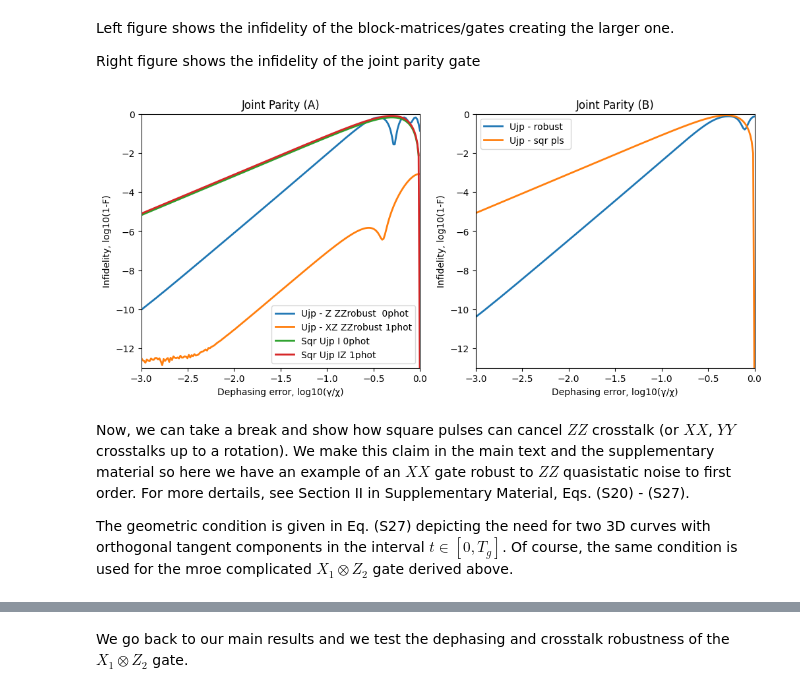
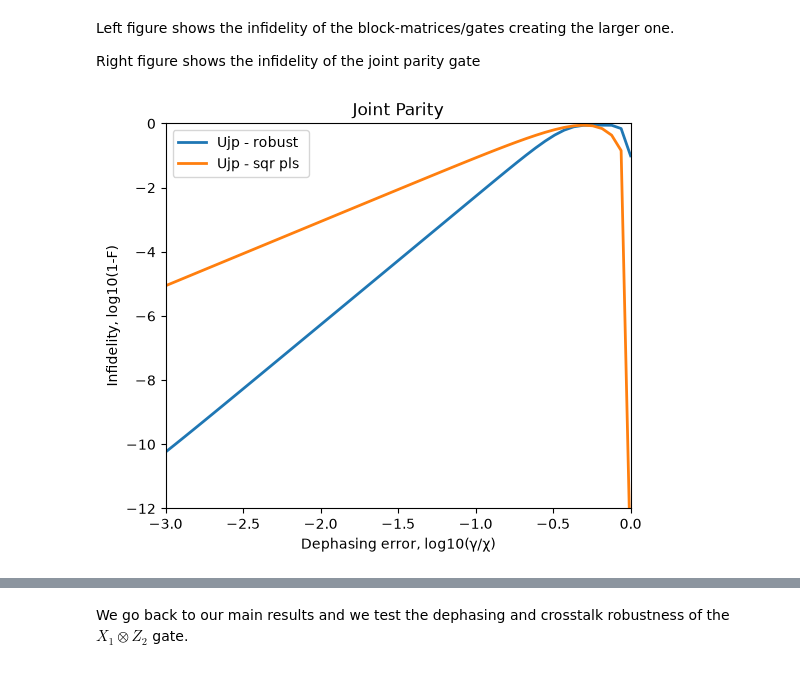
Before and after one commit to Filippos-Dakis/Dual-rail-Erasure-Qubits, a Jupyter notebook: Paper_results_and_figures.ipynb, the cells around one changed output, grey strips where cells are left out. Drawn from its saved outputs; the diff is of its cells as text; code cells hidden in the pictures.

Commit message:
updated the hamiltonians and all the plots

```diff
--- a/Paper_results_and_figures.ipynb
+++ b/Paper_results_and_figures.ipynb
@@ -266,9 +287,12 @@ Now, let's put everything together and see how the joint parity gate (with ideal
 from scipy.linalg import block_diag
 
 # Joint parity target: 1j*I on |00> and |11> sectors, X_cav*Z_t on code space
-u_jp_target = block_diag(1j*I.full(), (X0*Z1).full(), -1j*I.full())   # 8x8 numpy array
+u_jp_target_a = block_diag(-1j*I.full(), (X_cav*Sz)[2:6, 2:6], 1j*I.full())   # 8x8 numpy array
 
-fid_Ujp_noise_free = tools.calculate_gate_fidelity(U_sim_1.full(), u_jp_target)
+u_jp_target_b = block_diag(-I.full(), (X_cav*Sz)[2:6, 2:6], I.full())         # 8x8 numpy array
+
+
+fid_Ujp_noise_free = tools.calculate_gate_fidelity(U_sim_1.full(), u_jp_target_a)
 print(" ----------------- Infidelity of Joint Parity ----------------\n")
 print("             ", 1 - fid_Ujp_noise_free, "\n")
 print(" ---------------------------------------------")
@@ -359,18 +318,21 @@ z_g = np.zeros_like(omega_x)                                                # no
 # normalized parameters
 x_tr = omega_tr * np.cos(phi_tr) * chi                                      # normalized control along X-axis   See Fig. 3 (b)
 y_tr = omega_tr * np.sin(phi_tr) * chi                                      # normalized control along Y-axis   See Fig. 3 (b)
-z_tr = delta_tr * chi                                                       # normalized control along Z-axis   See Fig. 3 (b)
+z_tr = -delta_tr * chi                                                       # normalized control along Z-axis   See Fig. 3 (b)
 
-time_g_tr      = np.linspace(0, 1/chi, N_points)                            # time vector for X_1 Z_2 gate
+time_g_tr      = np.linspace(0, 1/np.abs(chi), N_points)                            # time vector for X_1 Z_2 gate
 
-H_g_tr = [[X0/2, x_g ], [Y0/2, y_g ], [Z0/2, z_g ],
-          [X1/2, x_tr], [Y1/2, y_tr], [Z1/2, z_tr], [Z0*Z1/2, 0.0]]         # Hamiltonian.  See Eq.(S32) in "Dynamical error reshaping for dual-rail erasure qubits"
+H_g_tr = [[(a.dag()*b + a*b.dag())/2,    x_g ],
+          [(n_a-n_b)*Sz/2,           -chi/2*0],
+          [Sx/2,                         x_tr],
+          [Sy/2,                         y_tr],
+          [Sz/2,                         z_tr]]         # Hamiltonian.  See Eq.(S32) in "Dynamical error reshaping for dual-rail erasure qubits"
 
 H_g_tr = qt.QobjEvo(H_g_tr, tlist = time_g_tr)
 
 result_g_tr = qt.propagator(H_g_tr, t = time_g_tr, args=None, options={'max_step': 0.5/N_points,'atol': 1e-14,'rtol': 1e-14})       # simulator
 
-fid_g_tr = tools.calculate_gate_fidelity(result_g_tr[-1], X0*Z1)                  # two-qubit gate fidelity
+fid_g_tr = tools.calculate_gate_fidelity(qt.Qobj(result_g_tr[-1][2:6, 2:6]), (X_cav*Sz)[2:6, 2:6])   # code-space gate fidelity
 
 print(" ----------------- Infidelity ----------------\n")
 print("             ",1 - fid_g_tr, "\n")
@@ -540,48 +441,21 @@ Left figure shows the infidelity of the block-matrices/gates creating the larger
 
 Right figure shows the infidelity of the joint parity gate
 # %%
-fig = plt.figure(figsize=(12, 5))
+fig = plt.figure(figsize=(6, 5))
 
-ax = fig.add_subplot(121)
-ax.plot(np.log10(gamma_over_chi / chi), np.log10( abs(1-fid_Ujp_Z_ZZ_robust_0photon)), linewidth = 2, label = "Ujp - Z ZZrobust  0phot")
-
-ax.plot(np.log10(gamma_over_chi / chi), np.log10( abs(1-fid_Ujp_Z_ZZ_robust_1photon)), linewidth = 2, label = "Ujp - XZ ZZrobust 1phot")
-
-ax.plot(np.log10(gamma_over_chi / chi), np.log10( abs(1-fid_Ujp_sqr_pls_yale_0photon)), linewidth = 2, label = "Sqr Ujp I 0phot")
-
-ax.plot(np.log10(gamma_over_chi / chi), np.log10( abs(1-fid_Ujp_sqr_pls_yale_1photon)), linewidth = 2, label = "Sqr Ujp IZ 1phot")
-
-# ax.plot(np.log10(gamma_over_chi / chi), np.log10( (gamma_over_chi/chi) **2  *8), linewidth = 2, label = "2-order")
-
-# ax.plot(np.log10(gamma_over_chi / chi), np.log10( (gamma_over_chi/chi) **4  /100000), linewidth = 2, label = "4-order")
-
-# ax.plot(np.log10(gamma_over_chi / chi), np.log10( (gamma_over_chi/chi) **6  /1000), linewidth = 2, label = "6-order")
-
-ax.set_xlabel("Dephasing error, log10(γ/χ)")
-ax.set_ylabel("Infidelity, log10(1-F)")
-ax.set_title("Joint Parity (A)")
-ax.set_ylim([-13, 0])
-ax.set_xlim([-3, 0])
-ax.legend();
-
-
-ax = fig.add_subplot(122)
+ax = fig.add_subplot(111)
 
 ax.plot(np.log10(gamma_over_chi / chi), np.log10( abs(1-fid_Ujp_Z_ZZ_full)), linewidth = 2, label = "Ujp - robust ")
 
 ax.plot(np.log10(gamma_over_chi / chi), np.log10( abs(1-fid_Ujp_sqr_full)), linewidth = 2, label = "Ujp - sqr pls ")
 
 ax.set_xlabel("Dephasing error, log10(γ/χ)")
 ax.set_ylabel("Infidelity, log10(1-F)")
-ax.set_title("Joint Parity (B)")
-ax.set_ylim([-13, 0])
+ax.set_title("Joint Parity")
+ax.set_ylim([-12, 0])
 ax.set_xlim([-3, 0])
 ax.legend();
 
 # fig.savefig("U_jp_dephasing_wrt_chi__step2_ksi_1chi.svg")
 # %% [output]
-[figure, old version]
+[figure, new version]
-# %% [markdown]
-Now, we can take a break and show how square pulses can cancel $ZZ$ crosstalk (or $XX$, $YY$ crosstalks up to a rotation). We make this claim in the main text and the supplementary material so here we have an example of an $XX$ gate robust to $ZZ$ quasistatic noise to first order. For more dertails, see Section II in Supplementary Material, Eqs. (S20) - (S27).
-
-The geometric condition is given in Eq. (S27) depicting the need for two 3D curves with orthogonal tangent components in the interval $t\in [0,T_g]$. Of course, the same condition is used for the mroe complicated $X_1\otimes Z_2$ gate derived above.
```
Also changed, not shown: parts of 61 cells of this notebook, 1 other file.
